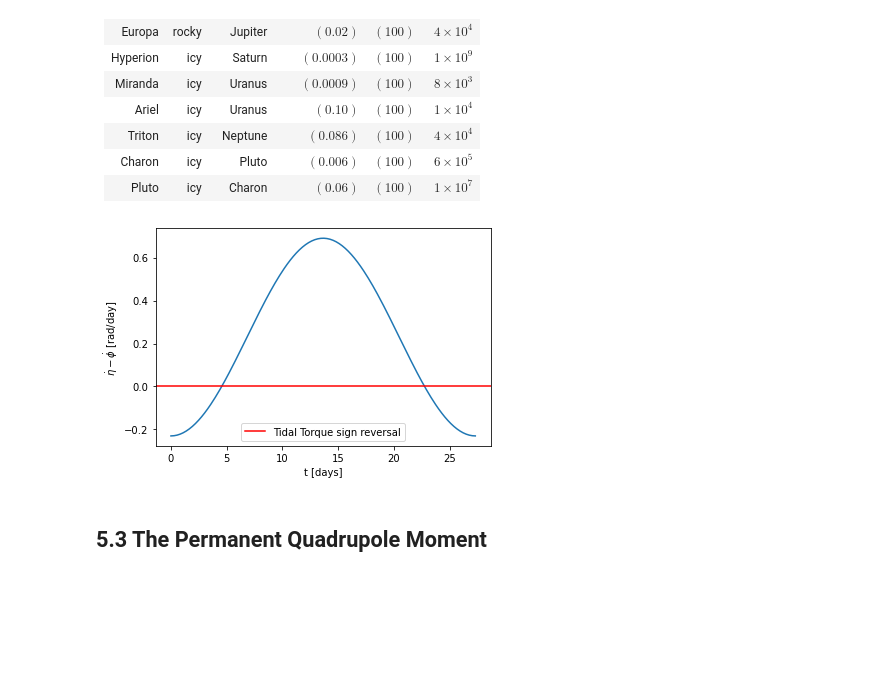
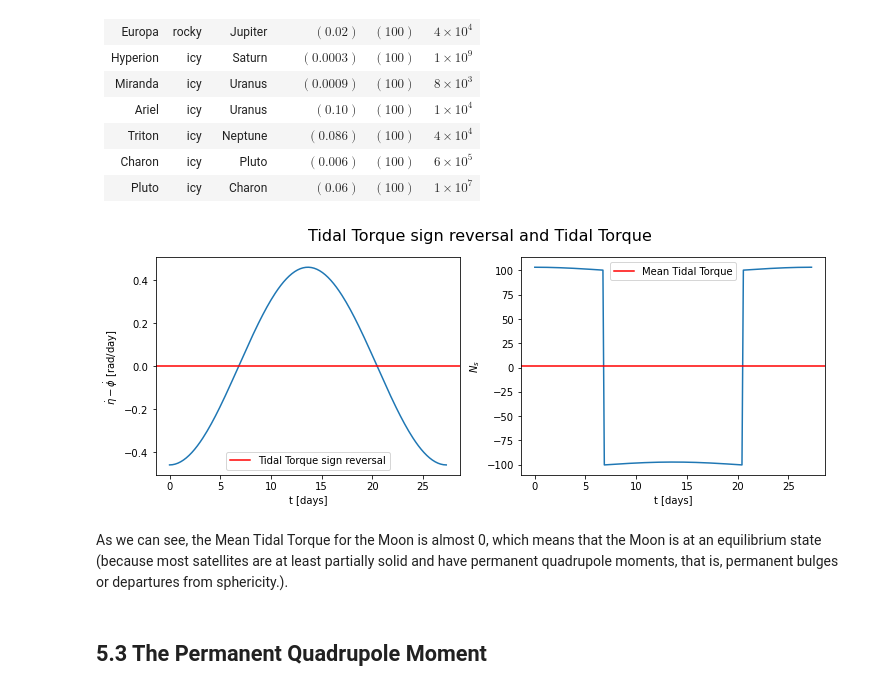
Before and after one commit to seap-udea/murray-dermott-action, a Jupyter notebook: SpinOrbit/SpinOrbit.5.1.ipynb, the cells around one changed output. Saved outputs shown, nothing was run; the diff lists cells and outputs as text; code cells hidden in the pictures; blank space fills up the shorter version.

```diff
--- a/SpinOrbit/SpinOrbit.5.1.ipynb
+++ b/SpinOrbit/SpinOrbit.5.1.ipynb
@@ -64,24 +65,49 @@ to increase the spin of the satellite, $\dot{\eta}$.
 # %%
 #Calculations of the mean Tidal torque for the Earth-Moon system.
 
 #Tests
+k2 = 0.030
+Qs = 27
+Rs = 1.7e6/6.3e6
+a = 380e6
+ecc = 0.005
+f = np.linspace(0, 2*np.pi, 200)
 t = np.linspace(0, 27.3, 200)
+r = a*(1 - ecc**2)/(1 + ecc*np.cos(f))
 n = 2*np.pi/27.3 # Moon's angular velocity
-eta_dot = n # Moon's rotation over itself
+#eta_dot = n # Moon's rotation over itself
+eta_dot = 0
 e = 1
 phi_dot = 2*e*n*np.cos(n*t)
+sign_reversal = eta_dot - phi_dot
 
-fig, ax = plt.subplots()
-ax.plot(t, eta_dot-phi_dot)
-ax.axhline(0.0, color='red',
+#Computing the Tidal Torque
+D = 3/2*k2/Qs*n**4/G*Rs**5
+Ns = -D*(a/r)**6*np.sign(sign_reversal)
+delta = 0
+Mean_Ns = 2*D/np.pi*(4*ecc*np.cos(delta) - delta)
+
+
+fig, ax = plt.subplots(1, 2, figsize=(12,4))
+fig.suptitle('Tidal Torque sign reversal and Tidal Torque', fontsize=16)
+ax[0].plot(t, sign_reversal)
+ax[0].axhline(0.0, color='red',
            label='Tidal Torque sign reversal')
-ax.set(xlabel='t [days]',
+ax[0].set(xlabel='t [days]',
        ylabel='$\dot{\eta}-\dot{\phi}$ [rad/day]')
-ax.legend();
+ax[0].legend()
 
 #Plot the Tidal torque function
+ax[1].plot(t, Ns)
+ax[1].set(xlabel='t [days]',
+       ylabel='$N_s$')
+ax[1].axhline(Mean_Ns, color='red',
+           label='Mean Tidal Torque')
+ax[1].legend();
 # %% [output]
-[figure, old version]
+[figure, new version]
+# %% [markdown]
+As we can see, the Mean Tidal Torque for the Moon is almost 0, which means that the Moon is at an equilibrium state (because most satellites are at least partially solid and have permanent quadrupole moments, that is, permanent bulges or departures from sphericity.).
 # %% [markdown]
 ## 5.3 The Permanent Quadrupole Moment
 # %% [markdown]
```
Also changed, not shown: parts of 3 cells of this notebook.
